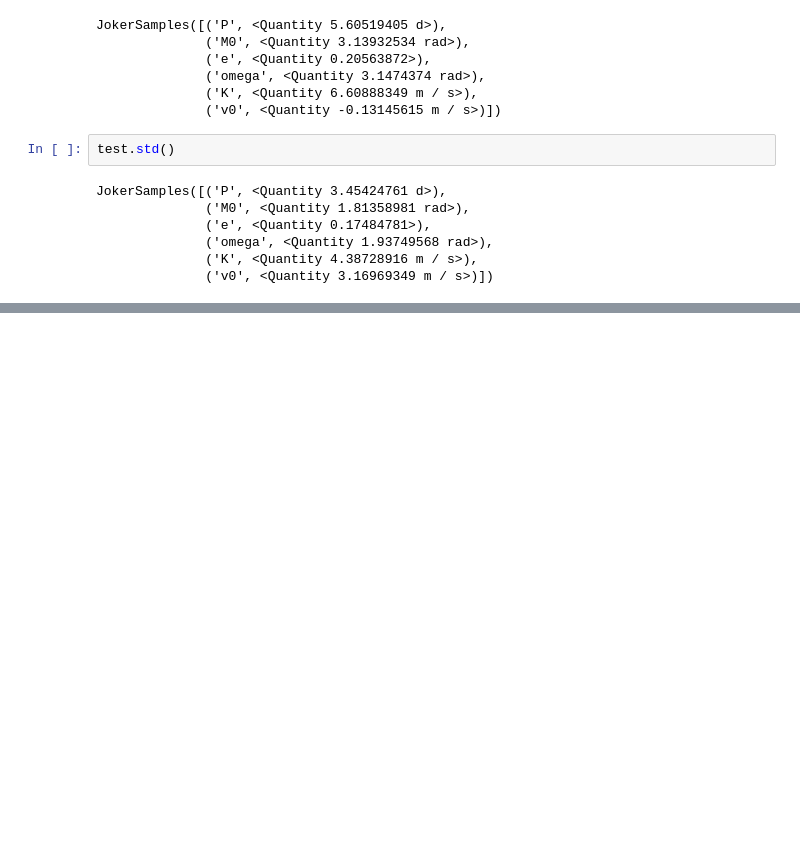
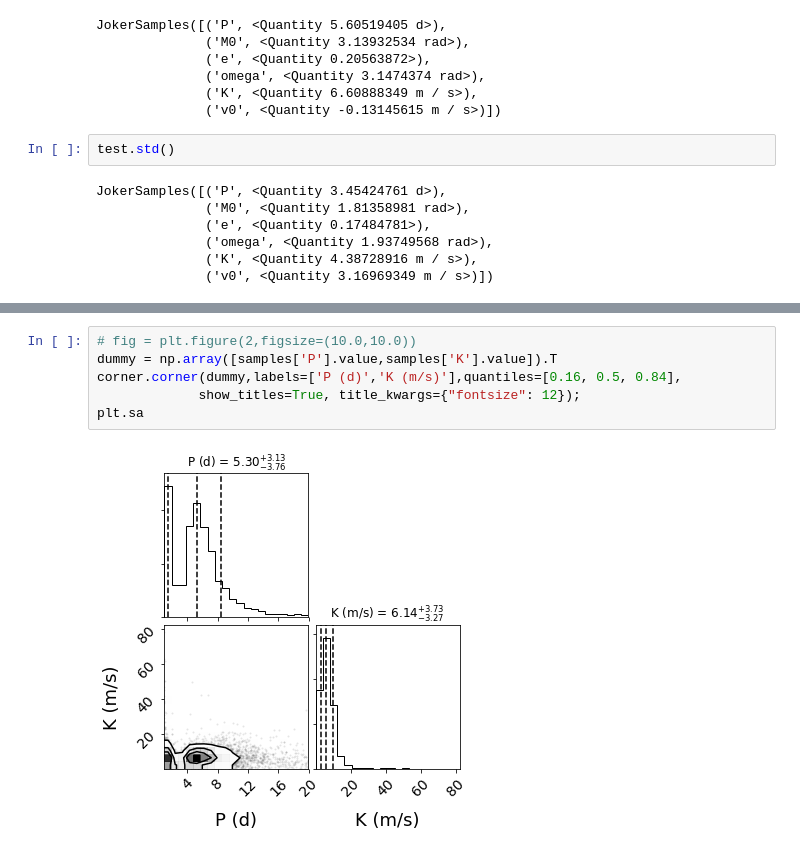
Before and after one commit to benjaminpope/video, a Jupyter notebook: notebooks/fit_rvs.ipynb, the cells around one changed output, grey strips where cells are left out. Drawn from its saved outputs; the diff is of its cells as text; blank space fills up the shorter version.

```diff
--- a/notebooks/fit_rvs.ipynb
+++ b/notebooks/fit_rvs.ipynb
@@ -108,0 +179,8 @@ The 'normed' kwarg was deprecated in Matplotlib 2.1 and will be removed in 3.1.
+# %%
+# fig = plt.figure(2,figsize=(10.0,10.0))
+dummy = np.array([samples['P'].value,samples['K'].value]).T
+corner.corner(dummy,labels=['P (d)','K (m/s)'],quantiles=[0.16, 0.5, 0.84],
+             show_titles=True, title_kwargs={"fontsize": 12});
+plt.sa
+# %% [output]
+[figure, added]
```
Also changed, not shown: parts of 14 cells of this notebook, 2 other files.
